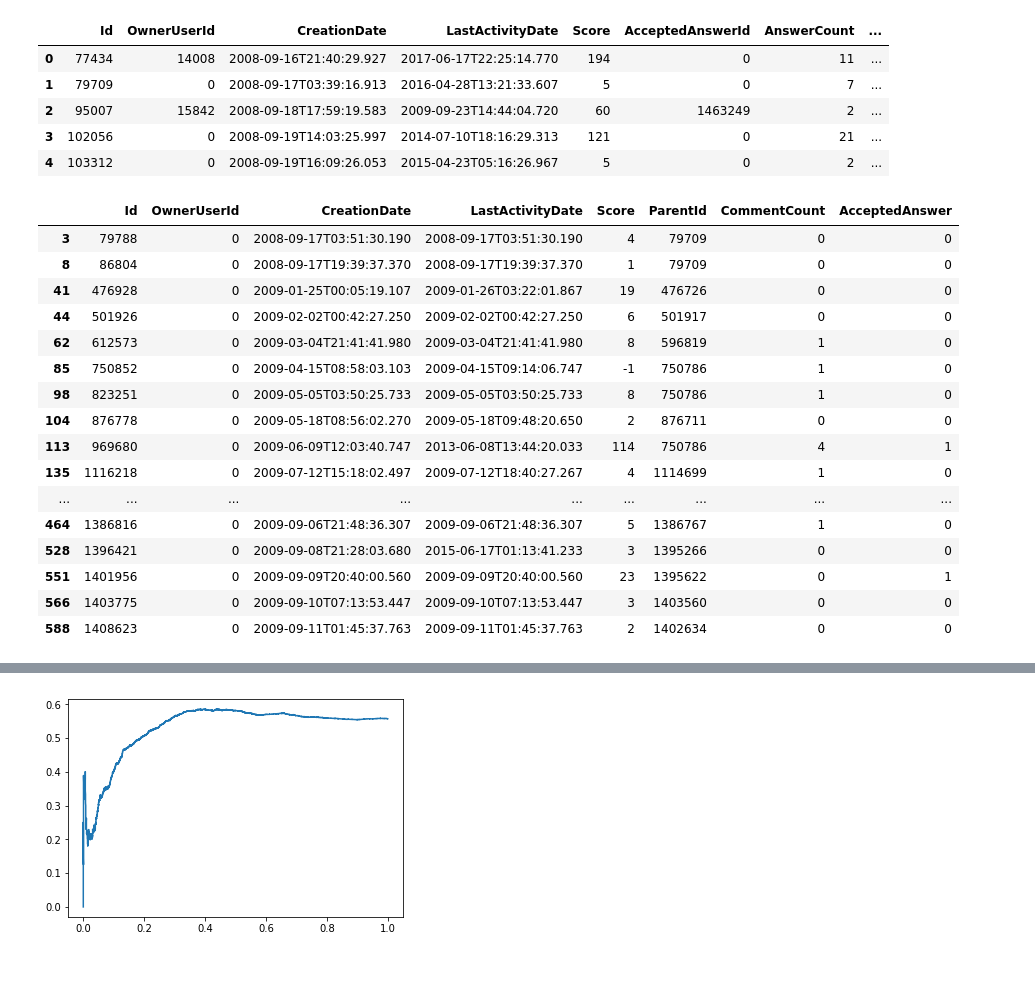
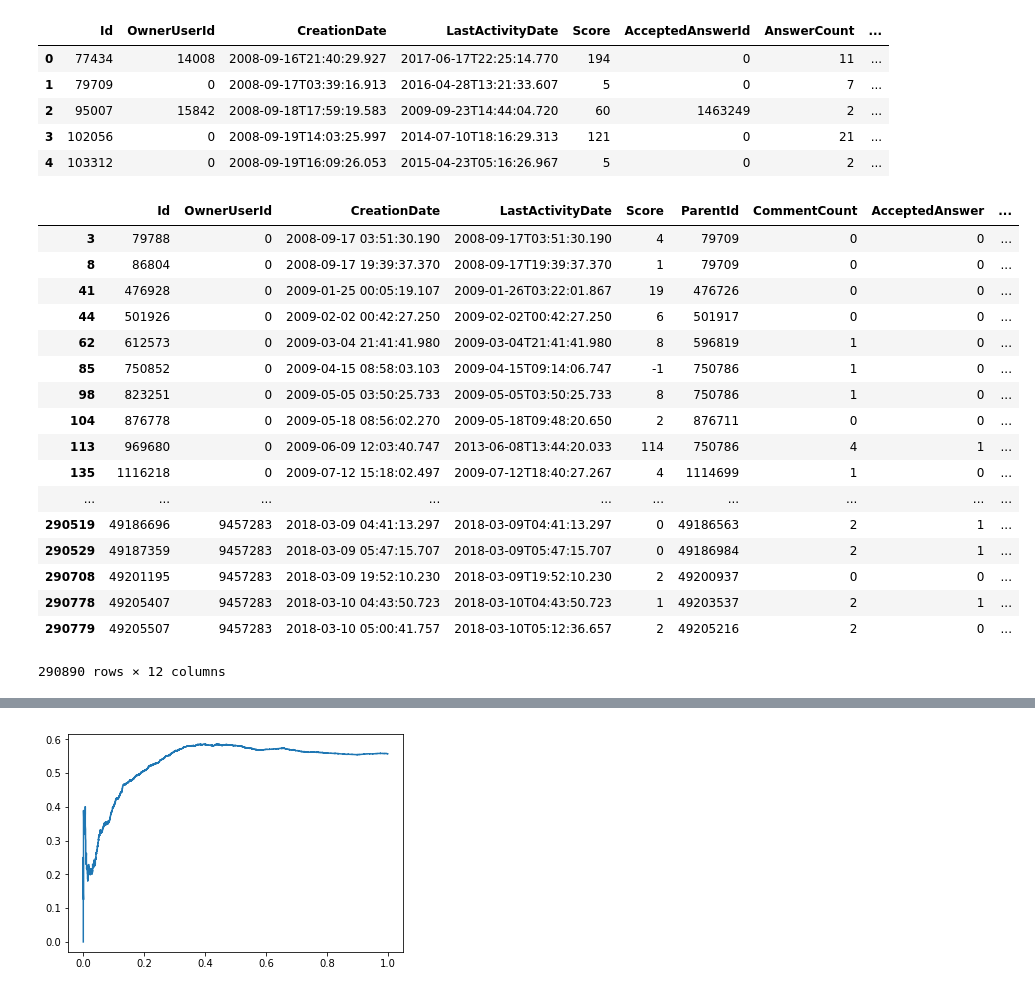
Before and after one commit to live-wire/overflow, a Jupyter notebook: Barbara_metrics.ipynb, the cells around one changed output, grey strips where cells are left out. Cells and saved outputs as stored; diff of their text form; code cells hidden in the pictures.

```diff
--- a/Barbara_metrics.ipynb
+++ b/Barbara_metrics.ipynb
@@ -49,25 +49,26 @@ answersTable["AcceptedAnswer"]=accepted
 answersTable['AcceptedAnswer'] = np.where(answersTable['AcceptedAnswer'] == -1,0, answersTable['AcceptedAnswer'])
 answersTable['AcceptedAnswer'] = np.where(answersTable['AcceptedAnswer'] != 0,1, answersTable['AcceptedAnswer'])
 # %%
-answersTable.head(25)
+answersTable.head(-25)
 # %% [output]
-|  | Id | OwnerUserId | CreationDate | LastActivityDate | Score | ParentId | CommentCount | AcceptedAnswer |
-| 3 | 79788 | 0 | 2008-09-17T03:51:30.190 | 2008-09-17T03:51:30.190 | 4 | 79709 | 0 | 0 |
-| 8 | 86804 | 0 | 2008-09-17T19:39:37.370 | 2008-09-17T19:39:37.370 | 1 | 79709 | 0 | 0 |
-| 41 | 476928 | 0 | 2009-01-25T00:05:19.107 | 2009-01-26T03:22:01.867 | 19 | 476726 | 0 | 0 |
-| 44 | 501926 | 0 | 2009-02-02T00:42:27.250 | 2009-02-02T00:42:27.250 | 6 | 501917 | 0 | 0 |
-| 62 | 612573 | 0 | 2009-03-04T21:41:41.980 | 2009-03-04T21:41:41.980 | 8 | 596819 | 1 | 0 |
-| 85 | 750852 | 0 | 2009-04-15T08:58:03.103 | 2009-04-15T09:14:06.747 | -1 | 750786 | 1 | 0 |
-| 98 | 823251 | 0 | 2009-05-05T03:50:25.733 | 2009-05-05T03:50:25.733 | 8 | 750786 | 1 | 0 |
-| 104 | 876778 | 0 | 2009-05-18T08:56:02.270 | 2009-05-18T09:48:20.650 | 2 | 876711 | 0 | 0 |
-| 113 | 969680 | 0 | 2009-06-09T12:03:40.747 | 2013-06-08T13:44:20.033 | 114 | 750786 | 4 | 1 |
-| 135 | 1116218 | 0 | 2009-07-12T15:18:02.497 | 2009-07-12T18:40:27.267 | 4 | 1114699 | 1 | 0 |
-| ... | ... | ... | ... | ... | ... | ... | ... | ... |
-| 464 | 1386816 | 0 | 2009-09-06T21:48:36.307 | 2009-09-06T21:48:36.307 | 5 | 1386767 | 1 | 0 |
-| 528 | 1396421 | 0 | 2009-09-08T21:28:03.680 | 2015-06-17T01:13:41.233 | 3 | 1395266 | 0 | 0 |
-| 551 | 1401956 | 0 | 2009-09-09T20:40:00.560 | 2009-09-09T20:40:00.560 | 23 | 1395622 | 0 | 1 |
-| 566 | 1403775 | 0 | 2009-09-10T07:13:53.447 | 2009-09-10T07:13:53.447 | 3 | 1403560 | 0 | 0 |
-| 588 | 1408623 | 0 | 2009-09-11T01:45:37.763 | 2009-09-11T01:45:37.763 | 2 | 1402634 | 0 | 0 |
+|  | Id | OwnerUserId | CreationDate | LastActivityDate | Score | ParentId | CommentCount | AcceptedAnswer | ... |
+| 3 | 79788 | 0 | 2008-09-17 03:51:30.190 | 2008-09-17T03:51:30.190 | 4 | 79709 | 0 | 0 | ... |
+| 8 | 86804 | 0 | 2008-09-17 19:39:37.370 | 2008-09-17T19:39:37.370 | 1 | 79709 | 0 | 0 | ... |
+| 41 | 476928 | 0 | 2009-01-25 00:05:19.107 | 2009-01-26T03:22:01.867 | 19 | 476726 | 0 | 0 | ... |
+| 44 | 501926 | 0 | 2009-02-02 00:42:27.250 | 2009-02-02T00:42:27.250 | 6 | 501917 | 0 | 0 | ... |
+| 62 | 612573 | 0 | 2009-03-04 21:41:41.980 | 2009-03-04T21:41:41.980 | 8 | 596819 | 1 | 0 | ... |
+| 85 | 750852 | 0 | 2009-04-15 08:58:03.103 | 2009-04-15T09:14:06.747 | -1 | 750786 | 1 | 0 | ... |
+| 98 | 823251 | 0 | 2009-05-05 03:50:25.733 | 2009-05-05T03:50:25.733 | 8 | 750786 | 1 | 0 | ... |
+| 104 | 876778 | 0 | 2009-05-18 08:56:02.270 | 2009-05-18T09:48:20.650 | 2 | 876711 | 0 | 0 | ... |
+| 113 | 969680 | 0 | 2009-06-09 12:03:40.747 | 2013-06-08T13:44:20.033 | 114 | 750786 | 4 | 1 | ... |
+| 135 | 1116218 | 0 | 2009-07-12 15:18:02.497 | 2009-07-12T18:40:27.267 | 4 | 1114699 | 1 | 0 | ... |
+| ... | ... | ... | ... | ... | ... | ... | ... | ... | ... |
+| 290519 | 49186696 | 9457283 | 2018-03-09 04:41:13.297 | 2018-03-09T04:41:13.297 | 0 | 49186563 | 2 | 1 | ... |
+| 290529 | 49187359 | 9457283 | 2018-03-09 05:47:15.707 | 2018-03-09T05:47:15.707 | 0 | 49186984 | 2 | 1 | ... |
+| 290708 | 49201195 | 9457283 | 2018-03-09 19:52:10.230 | 2018-03-09T19:52:10.230 | 2 | 49200937 | 0 | 0 | ... |
+| 290778 | 49205407 | 9457283 | 2018-03-10 04:43:50.723 | 2018-03-10T04:43:50.723 | 1 | 49203537 | 2 | 1 | ... |
+| 290779 | 49205507 | 9457283 | 2018-03-10 05:00:41.757 | 2018-03-10T05:12:36.657 | 2 | 49205216 | 2 | 0 | ... |
+290890 rows × 12 columns
 # %%
 #Compute cumulative sum of accepted answers so far.
 answersTable['CumSumAccepted'] = answersTable.groupby(' OwnerUserId')['AcceptedAnswer'].cumsum()
```
Also changed, not shown: parts of 7 cells of this notebook.
